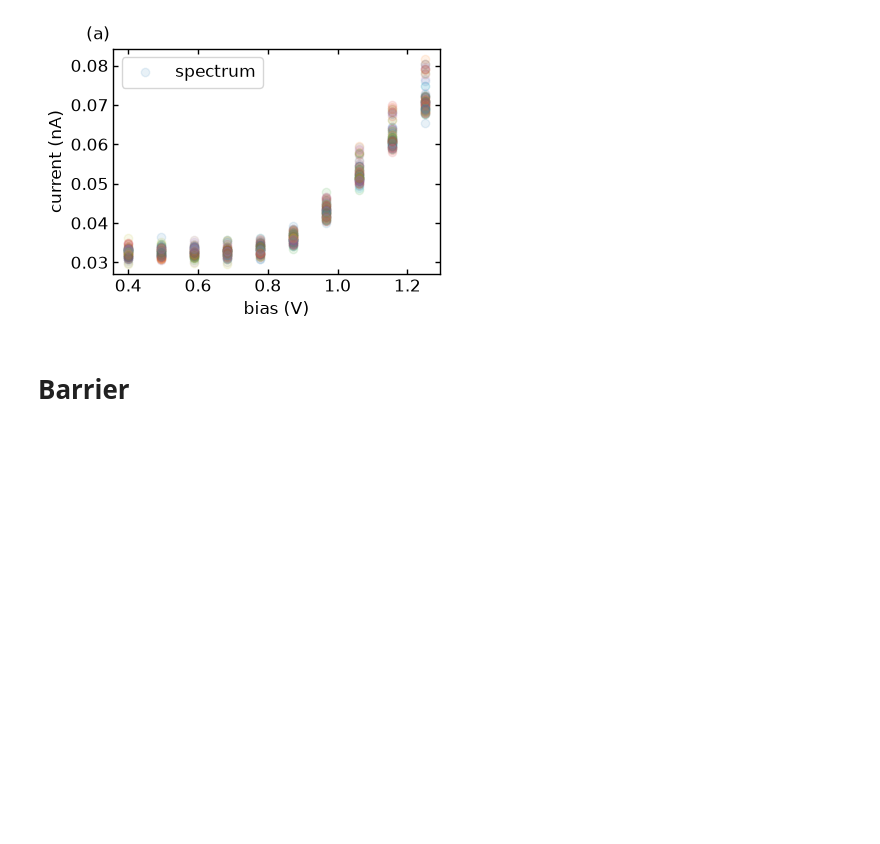
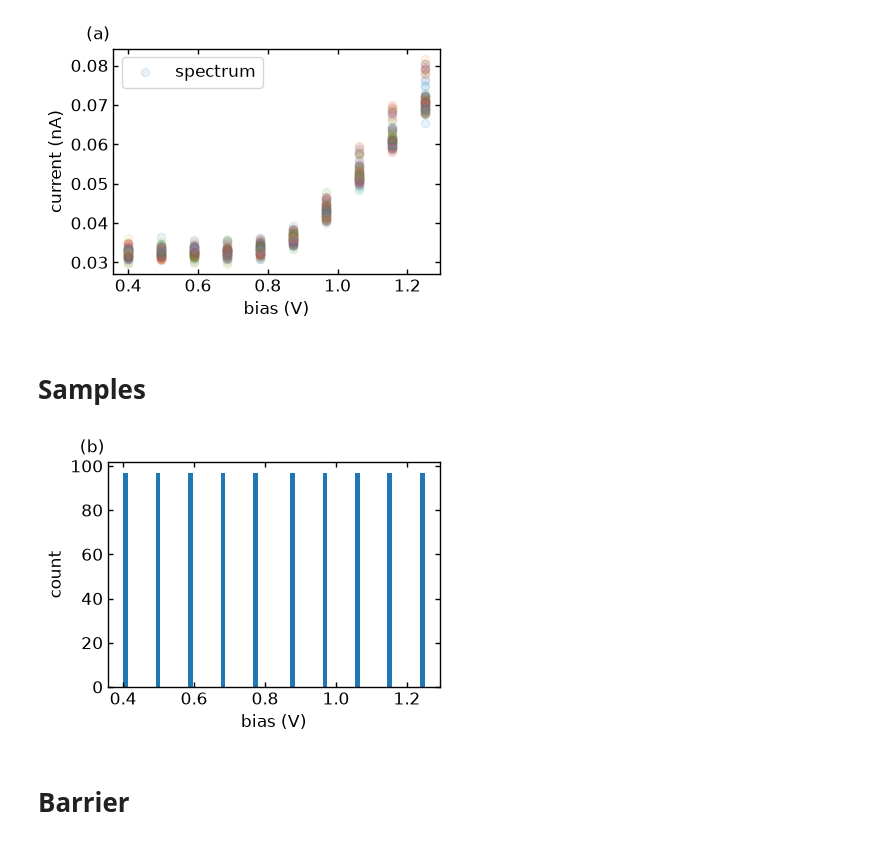
Before and after one commit to sandialabs/PRISMA, a Jupyter notebook: figures/BiasSpectr_nanonis_10.ipynb, the cells around one changed output. Drawn from its saved outputs; the diff is of its cells as text; code cells hidden in the pictures; blank space fills up the shorter version.

```diff
--- a/figures/BiasSpectr_nanonis_10.ipynb
+++ b/figures/BiasSpectr_nanonis_10.ipynb
@@ -163,6 +203,16 @@ plot_spectrum_series(spectrum_series_thresh, -1 * t_series_thresh,
                      id="(a)")
 # %% [output]
 [figure]
+# %% [markdown]
+# Samples
+# %%
+plot_hist_series(spectrum_series_thresh.flatten(), bins=65,
+                 xlabel="bias (V)",
+                #  title="Sample Locations",
+                 id="(b)",
+                 f_save=join(figure_dir, "BiasSpectr_nanonis_10_samples_rmout.pdf"))
+# %% [output]
+[figure, added]
 # %% [markdown]
 # Barrier
 # %%
```
Also changed, not shown: parts of 5 cells of this notebook, 3 other files.
